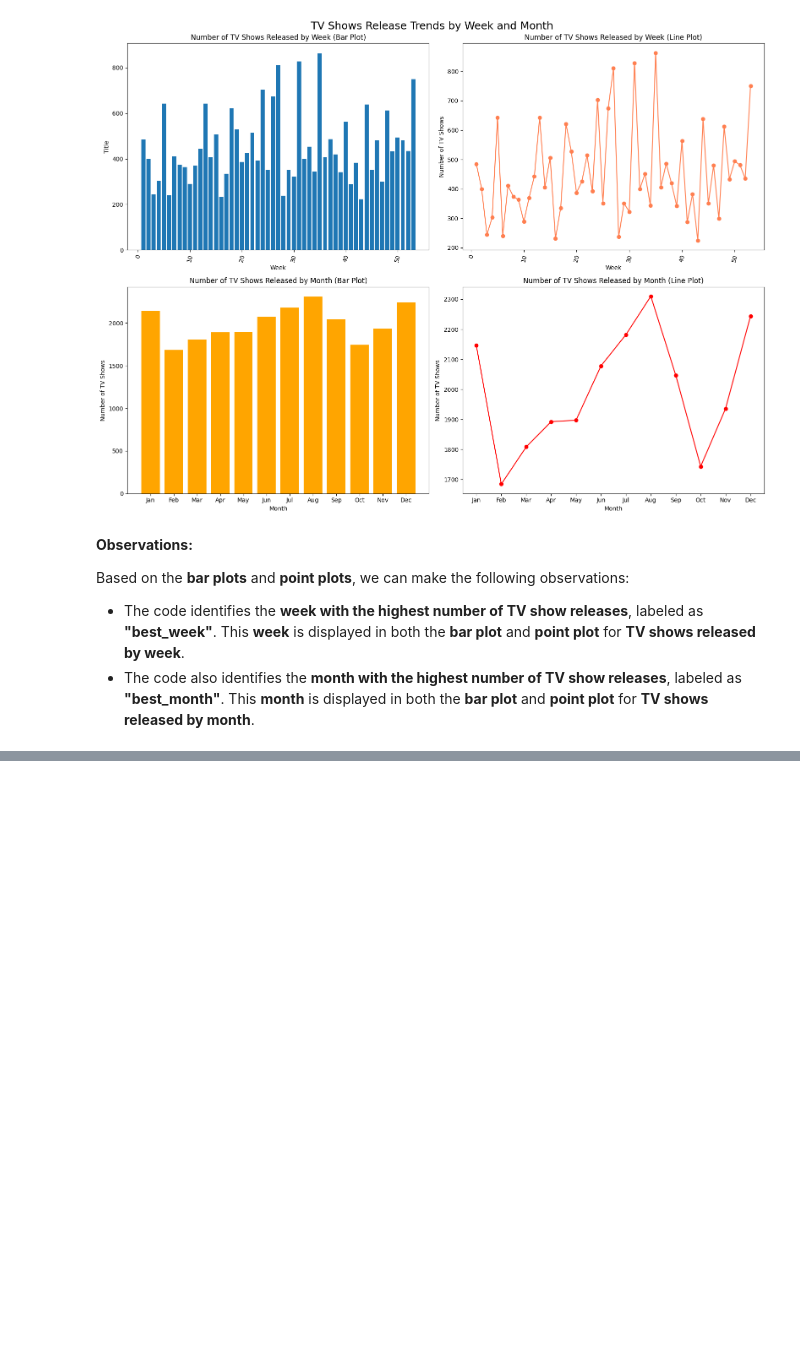
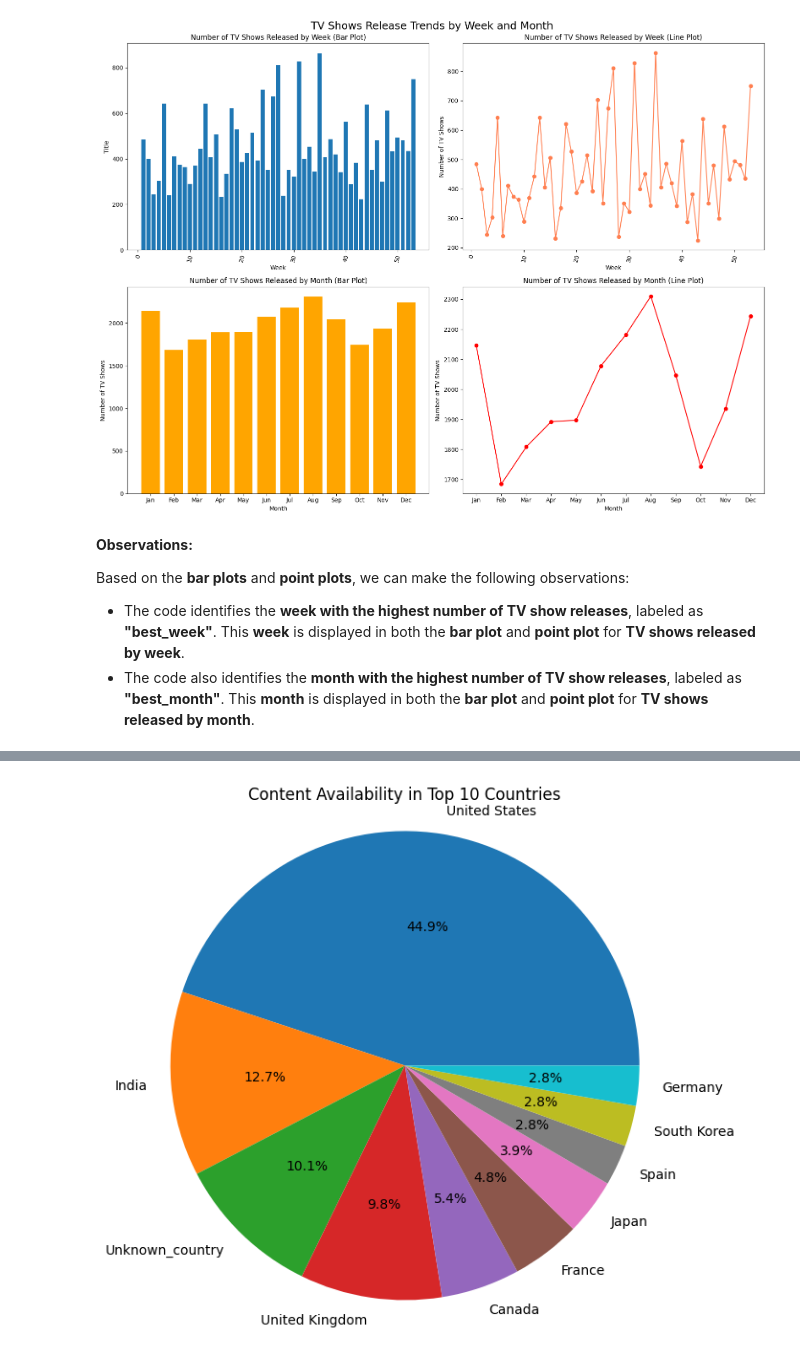
Before and after one commit to Manthru/Netflix-Data-Analysis, a Jupyter notebook: notebook.ipynb, the cells around one changed output, grey strips where cells are left out. Saved outputs shown, nothing was run; the diff lists cells and outputs as text; code cells hidden in the pictures; blank space fills up the shorter version.

```diff
--- a/notebook.ipynb
+++ b/notebook.ipynb
@@ -549,0 +807,11 @@ Based on the **bar plots** and **point plots**, we can make the following observ
+# %%
+# Plotting the top 10 countries with the most content (pie chart)
+plt.figure(figsize=(8, 7))
+plt.pie(content_by_country['title'][:10], labels=content_by_country['country'][:10], autopct='%1.1f%%')
+plt.title('Content Availability in Top 10 Countries')
+plt.axis('equal')
+
+plt.savefig('./outputs/Content Availability in Top 10 Countries.png', dpi=300, bbox_inches='tight')
+plt.show()
+# %% [output]
+[figure, added]
```
Also changed, not shown: parts of 26 cells of this notebook, 5 other files.
